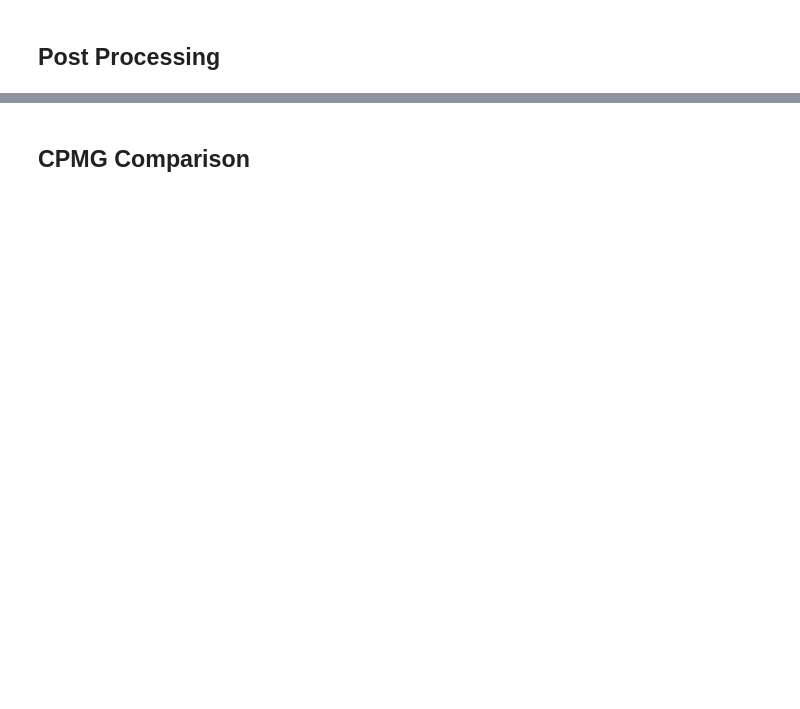
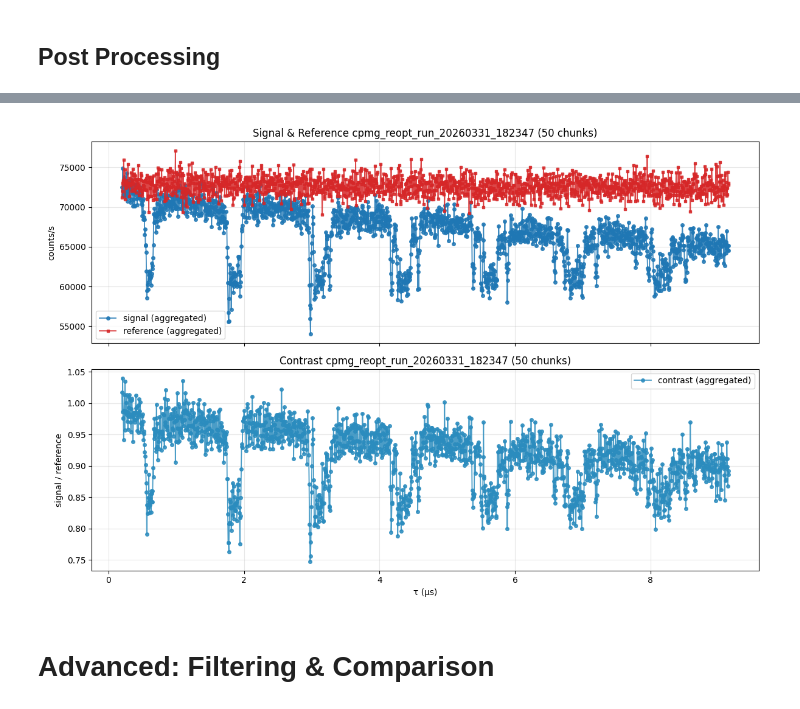
Before and after one commit to vsmar/qick-dawg, a Jupyter notebook: jupyter_notebooks/post_processing.ipynb, the cells around one changed output, grey strips where cells are left out. Drawn from its saved outputs; the diff is of its cells as text; code cells hidden in the pictures; blank space fills up the shorter version.

```diff
--- a/jupyter_notebooks/post_processing.ipynb
+++ b/jupyter_notebooks/post_processing.ipynb
@@ -922,0 +478,22 @@ print(f"  Columns: {list(cpmg_export_df.columns)}")
+# %%
+# ============================================================================
+# STEP 2: Inspect & Filter Chunks
+# ============================================================================
+
+# Print statistics for all chunks
+chunk_stats = summarize_chunks(run_data)
+
+# Optional: Filter chunks by various criteria
+# Examples:
+#   - Keep only chunks 0, 1, 2:
+#     filtered = filter_chunks(run_data, chunk_ids=[0, 1, 2])
+#
+#   - Exclude chunks with low reference counts (< 500):
+#     filtered = filter_chunks(run_data, reference_min=500)
+#
+#   - Exclude chunks with high reference counts (> 1000):
+#     filtered = filter_chunks(run_data, reference_max=1000)
+
+# For now, use all chunks
+filtered_run = run_data
+print(f"\nUsing {len(filtered_run['data'])} chunks")
@@ -923,2 +518,15 @@ print(f"  Columns: {list(cpmg_export_df.columns)}")
+# %%
+# ============================================================================
+# STEP 3: Plot Sweep Data
+# ============================================================================
+
+# Plot with a title showing the run name and filtering applied
+title = f"{filtered_run['run_name']}"
+if filtered_run['mode'] == 'chunks':
+    title += f" ({len(filtered_run['data'])} chunks)"
+
+plot_sweep(filtered_run, title_suffix=title)
+# %% [output]
+[figure, added]
 # %% [markdown]
-## CPMG Comparison
+# Advanced: Filtering & Comparison
```
Also changed, not shown: parts of 30 cells of this notebook, 5 other files.
